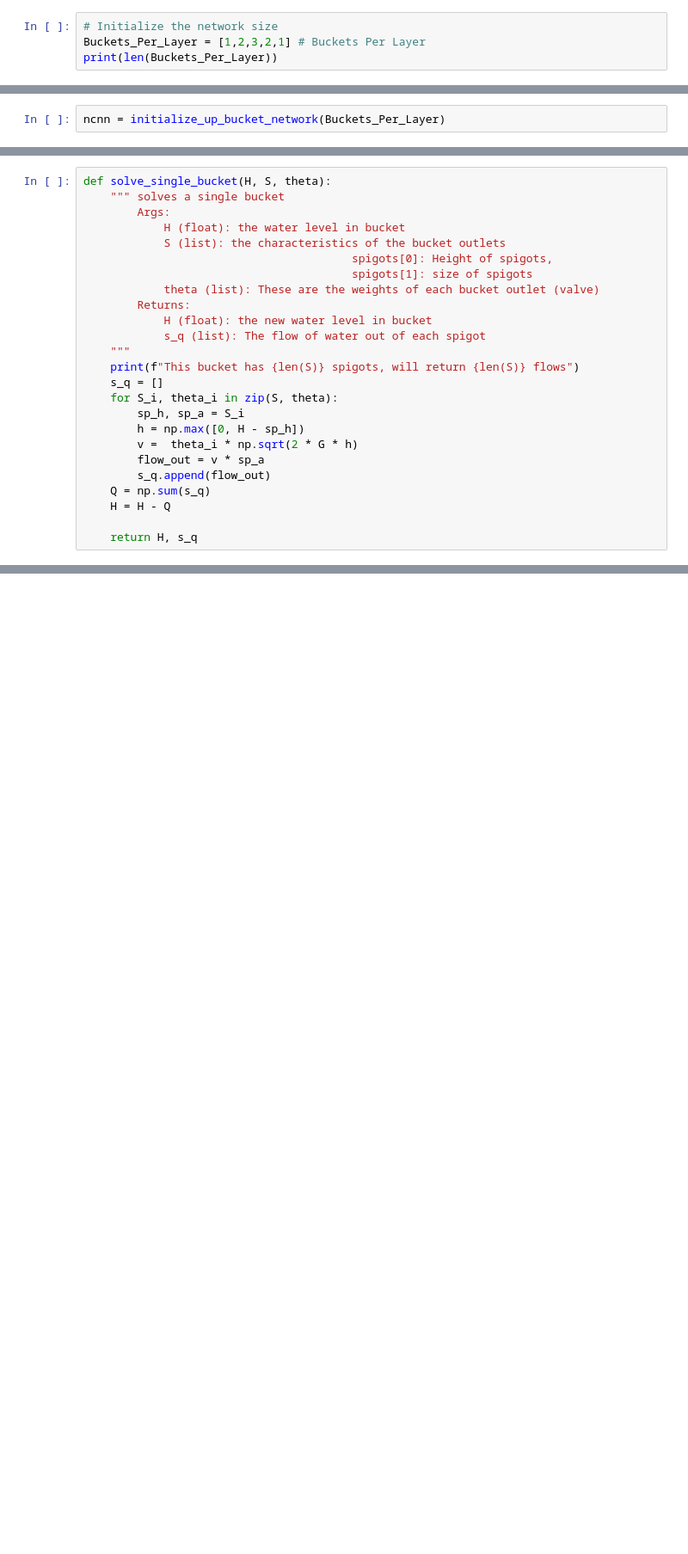
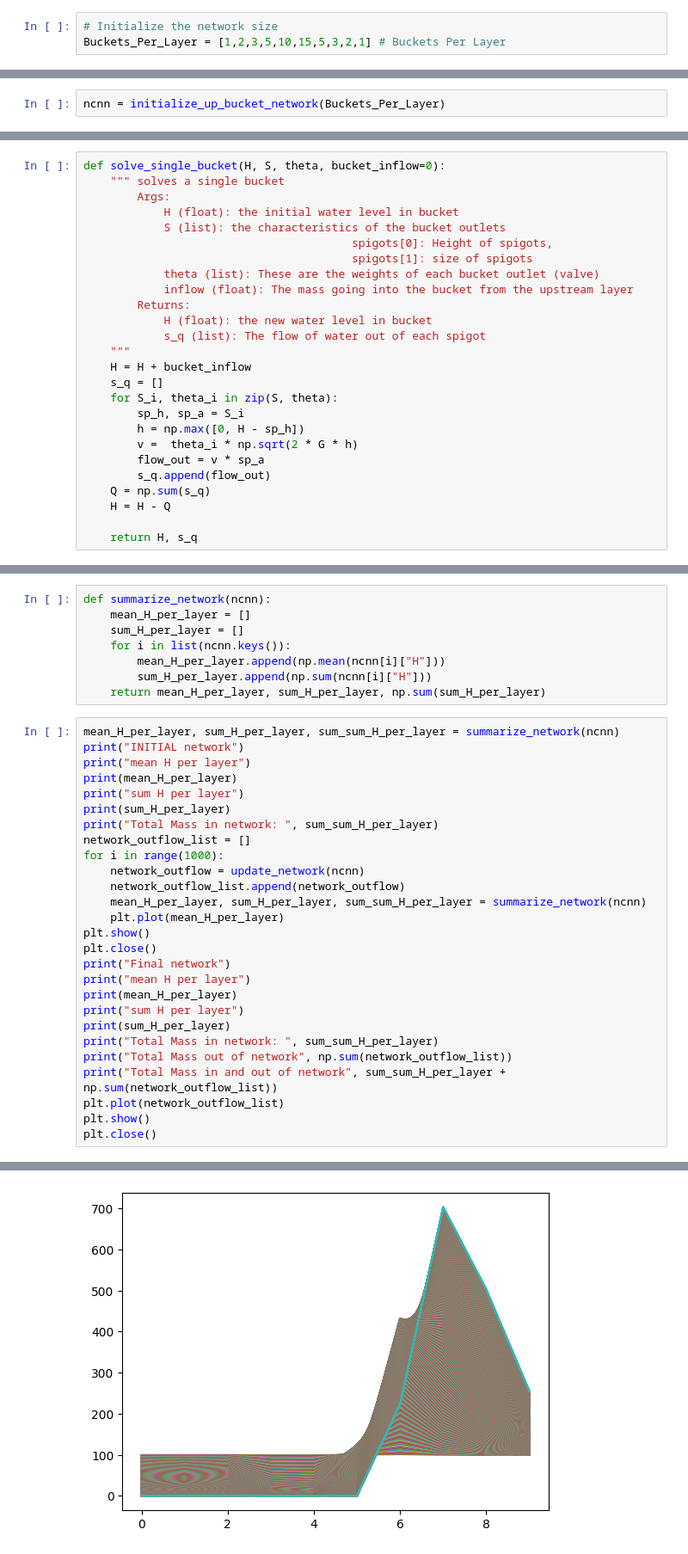
Before and after one commit to jmframe/nash_cascade_neural_network, a Jupyter notebook: nash_cascade_neural_network.ipynb, the cells around one changed output, grey strips where cells are left out. Shown at 86% size. Drawn from its saved outputs; the diff is of its cells as text; blank space fills up the shorter version.

Commit message:
network is working with inflow and outflow

```diff
--- a/nash_cascade_neural_network.ipynb
+++ b/nash_cascade_neural_network.ipynb
@@ -21,4 +19,3 @@ print(U)
 # %%
 # Initialize the network size
-Buckets_Per_Layer = [1,2,3,2,1] # Buckets Per Layer
-print(len(Buckets_Per_Layer))
+Buckets_Per_Layer = [1,2,3,5,10,15,5,3,2,1] # Buckets Per Layer
@@ -112,17 +56,18 @@ ncnn[1]["S"][0][0][-1]
 # %%
-def solve_single_bucket(H, S, theta):
+def solve_single_bucket(H, S, theta, bucket_inflow=0):
     """ solves a single bucket
         Args:
-            H (float): the water level in bucket
+            H (float): the initial water level in bucket
             S (list): the characteristics of the bucket outlets
                                         spigots[0]: Height of spigots,
                                         spigots[1]: size of spigots
             theta (list): These are the weights of each bucket outlet (valve)
+            inflow (float): The mass going into the bucket from the upstream layer
         Returns:
             H (float): the new water level in bucket
             s_q (list): The flow of water out of each spigot
     """
-    print(f"This bucket has {len(S)} spigots, will return {len(S)} flows")
+    H = H + bucket_inflow
     s_q = []
     for S_i, theta_i in zip(S, theta):
         sp_h, sp_a = S_i
@@ -173,0 +135,36 @@ s_q after:  [0.04290397575703184]
+# %%
+def summarize_network(ncnn):
+    mean_H_per_layer = []
+    sum_H_per_layer = []
+    for i in list(ncnn.keys()):
+        mean_H_per_layer.append(np.mean(ncnn[i]["H"]))
+        sum_H_per_layer.append(np.sum(ncnn[i]["H"]))
+    return mean_H_per_layer, sum_H_per_layer, np.sum(sum_H_per_layer)
+# %%
+mean_H_per_layer, sum_H_per_layer, sum_sum_H_per_layer = summarize_network(ncnn)
+print("INITIAL network")
+print("mean H per layer")
+print(mean_H_per_layer)
+print("sum H per layer")
+print(sum_H_per_layer)
+print("Total Mass in network: ", sum_sum_H_per_layer)
+network_outflow_list = []
+for i in range(1000):
+    network_outflow = update_network(ncnn)
+    network_outflow_list.append(network_outflow)
+    mean_H_per_layer, sum_H_per_layer, sum_sum_H_per_layer = summarize_network(ncnn)
+    plt.plot(mean_H_per_layer)
+plt.show()
+plt.close()
+print("Final network")
+print("mean H per layer")
+print(mean_H_per_layer)
+print("sum H per layer")
+print(sum_H_per_layer)
+print("Total Mass in network: ", sum_sum_H_per_layer)
+print("Total Mass out of network", np.sum(network_outflow_list))
+print("Total Mass in and out of network", sum_sum_H_per_layer + np.sum(network_outflow_list))
+plt.plot(network_outflow_list)
+plt.show()
+plt.close()
+# %% [output]
@@ -173,0 +177 @@ s_q after:  [0.04290397575703184]
+[figure, added]
```
Also changed, not shown: parts of 9 cells of this notebook.
